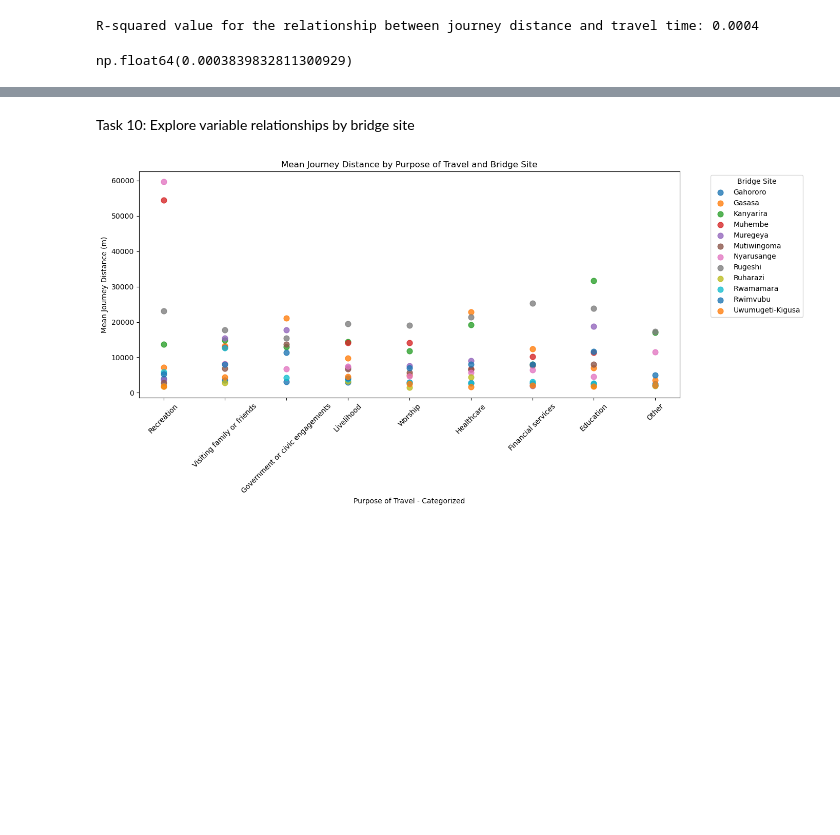
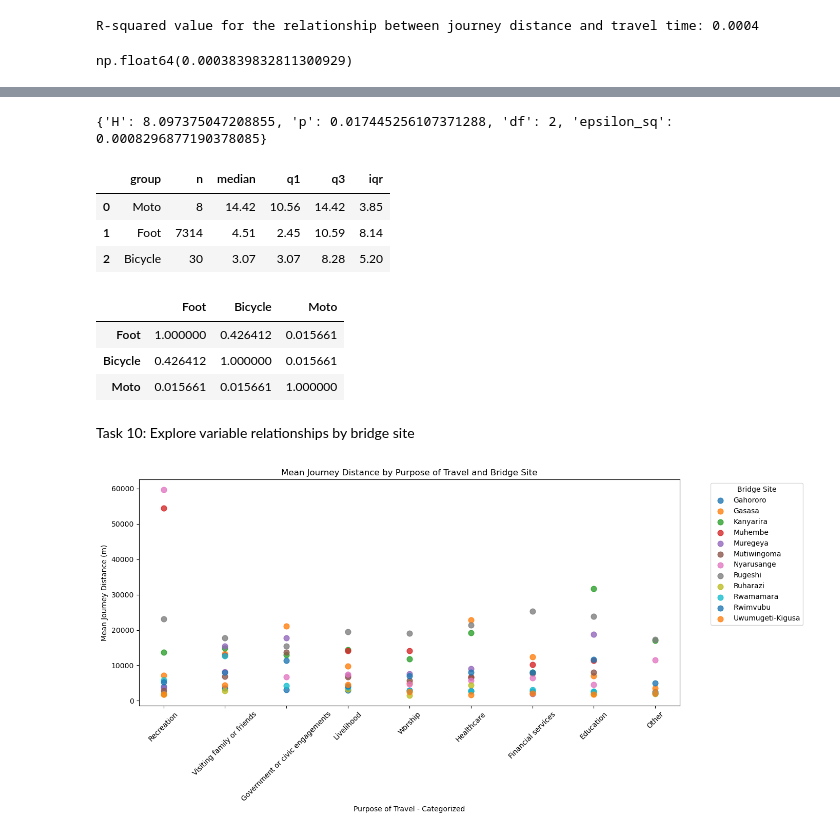
Before and after one commit to bridgestoprosperity/general-data, a Jupyter notebook: notebooks/catchment-analysis/admin-3-4-matching.ipynb, the cells around one changed output, grey strips where cells are left out. Saved outputs shown, nothing was run; the diff lists cells and outputs as text; code cells hidden in the pictures; blank space fills up the shorter version.

```diff
--- a/notebooks/catchment-analysis/admin-3-4-matching.ipynb
+++ b/notebooks/catchment-analysis/admin-3-4-matching.ipynb
@@ -1304,3 +1573,25 @@ np.float64(0.0003839832811300929)
+# %%
+# Modes of transportation
+res_transport = kruskal_wallis_with_posthoc(
+    Rwanda_catchment_surveys_final,
+    group_col="Mode of Transportation",
+    value_col="total_distance",
+    p_adjust="holm"
+)
+
+print(res_transport["kruskal"])
+display(res_transport["group_summary"])
+display(res_transport["posthoc"])
+# %% [output]
+{'H': 8.097375047208855, 'p': 0.017445256107371288, 'df': 2, 'epsilon_sq': 0.0008296877190378085}
+|  | group | n | median | q1 | q3 | iqr |
+| 0 | Moto | 8 | 14.42 | 10.56 | 14.42 | 3.85 |
+| 1 | Foot | 7314 | 4.51 | 2.45 | 10.59 | 8.14 |
+| 2 | Bicycle | 30 | 3.07 | 3.07 | 8.28 | 5.20 |
+|  | Foot | Bicycle | Moto |
+| Foot | 1.000000 | 0.426412 | 0.015661 |
+| Bicycle | 0.426412 | 1.000000 | 0.015661 |
+| Moto | 0.015661 | 0.015661 | 1.000000 |
 # %% [markdown]
 Task 10: Explore variable relationships by bridge site
 # %%
```
Also changed, not shown: parts of 10 cells of this notebook.
